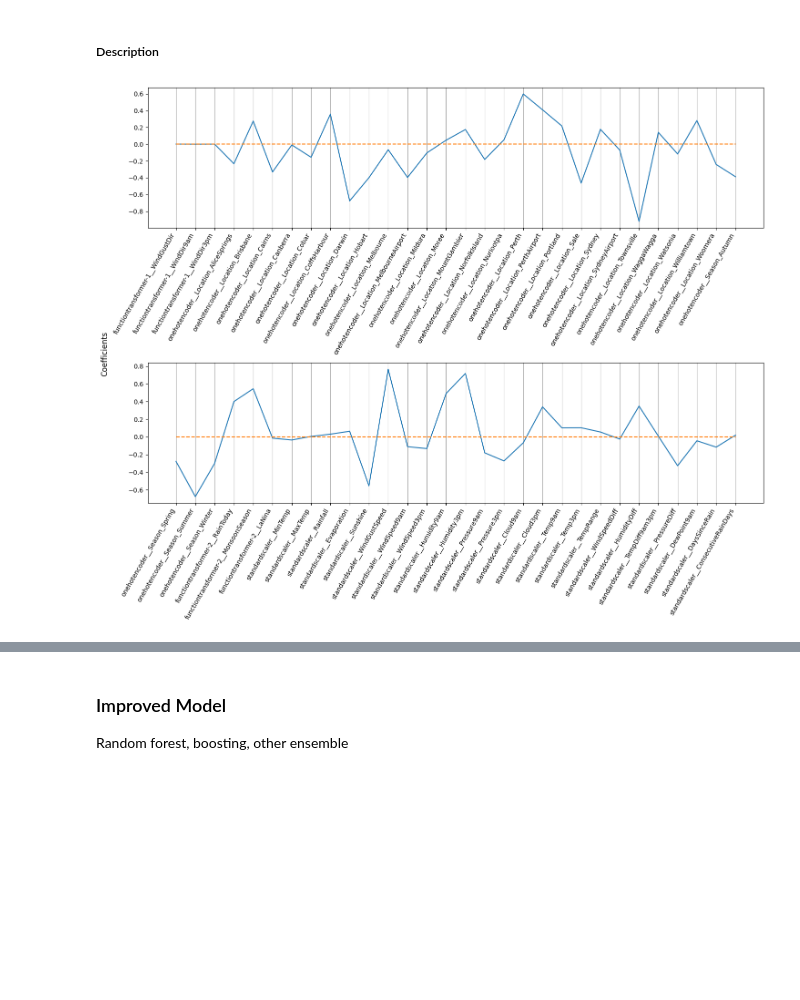
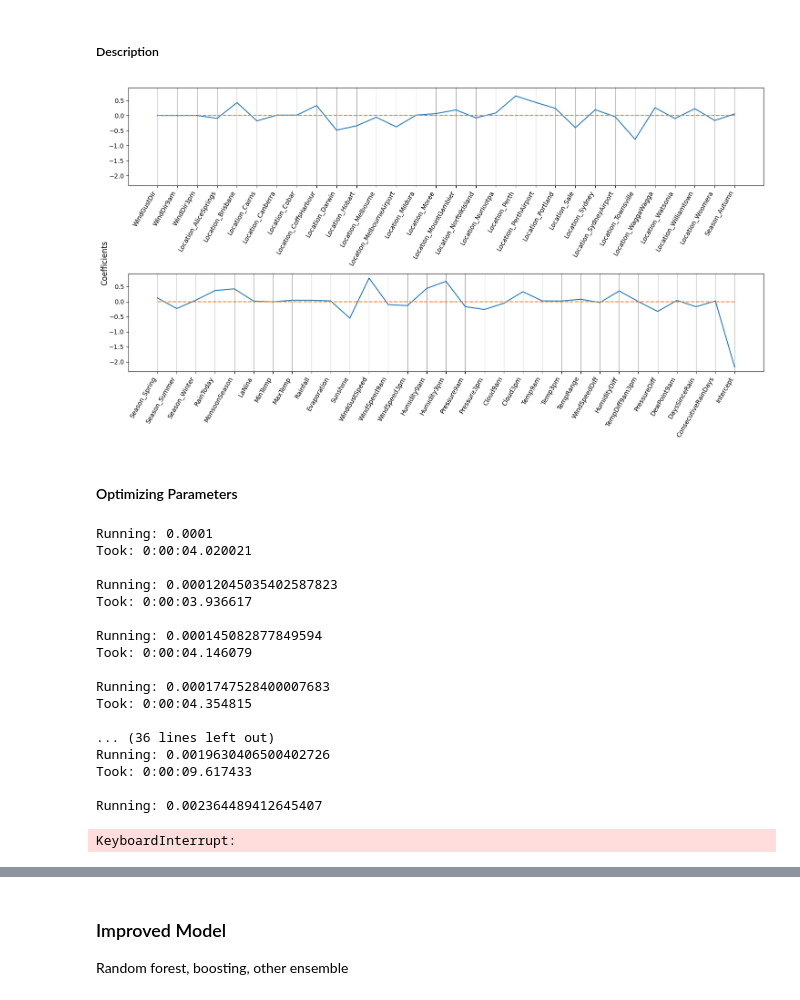
Before and after one commit to velloxen/ids_pbl2_rain-in-australia, a Jupyter notebook: main.ipynb, the cells around one changed output, grey strips where cells are left out. Saved outputs shown, nothing was run; the diff lists cells and outputs as text; code cells hidden in the pictures; blank space fills up the shorter version.

Commit message:
logistic regression: simple and optimized parameters

```diff
--- a/main.ipynb
+++ b/main.ipynb
@@ -267,26 +266,34 @@ Pipeline(steps=[('columntransformer',
 ##### Description
 # %%
 lr_model = lr['logisticregression']
-lr_coef = lr_model.coef_
-lr_features = lr['columntransformer'].get_feature_names_out()
+lr_coef = lr_model.coef_[0]
+fitted_features = lr['columntransformer'].get_feature_names_out()
+# %%
+fitted_features = list(map(lambda n, s: s[n+2:], np.vectorize(lambda s: s.find('__'))(fitted_features), fitted_features))
+# %%
+lr_coef = np.append(lr_coef, lr_model.intercept_)
+fitted_features.append('Intercept')
 # %%
 def feature_coefs(ax, coefs: list[float], feature_labels: list[str], set_ylabel=False):
     ax.plot(range(len(coefs)), coefs)
-    ax.plot(range(len(coefs)), [0]*half, '--')
+    ax.plot(range(len(coefs)), [0]*len(coefs), '--')
     ax.set_xticks(range(len(coefs)), feature_labels, rotation=60, horizontalalignment='right')
     if set_ylabel:
         ax.set_ylabel('Coefficients')
     ax.xaxis.grid()
 # %%
-f, axs = plt.subplots(nrows=2, figsize=(15,12))
+f, axs = plt.subplots(nrows=2, figsize=(15,8))
 
-n_feat = len(lr_features)
+n_feat = len(fitted_features)
 half = n_feat // 2
 
-feature_coefs(axs[0], lr_coef[0][:half], lr_features[:half])
-feature_coefs(axs[1], lr_coef[0][half:], lr_features[half:])
+feature_coefs(axs[0], lr_coef[:half], fitted_features[:half])
+feature_coefs(axs[1], lr_coef[half:], fitted_features[half:])
+axs[0].sharey(axs[1])
 f.supylabel('Coefficients')
 f.tight_layout()
 plt.show();
 # %% [output]
-[figure, old version]
+[figure, new version]
+# %% [markdown]
+#### Optimizing Parameters
@@ -292,0 +309,38 @@ plt.show();
+# %%
+from sklearn.model_selection import cross_val_score
+from datetime import datetime
+
+coefs_ = []
+scores_ = []
+for c in cs:
+    print("Running:", c)
+    stime = datetime.now()
+    lrcv.set_params(logisticregression__C=c)
+    lrcv.fit(X_train, y_train)
+    coefs_.append(lrcv['logisticregression'].coef_.ravel().copy())
+    coefs_[-1] = np.append(coefs_[-1], lrcv['logisticregression'].intercept_)
+    scores_.append(cross_val_score(lrcv, X_train, y_train, cv=5))
+    print("Took:", datetime.now() - stime)
+    print()
+
+coefs_ = np.array(coefs_)
+scores_ = np.array(scores_)
+# %% [output]
+Running: 0.0001
+Took: 0:00:04.020021
+
+Running: 0.00012045035402587823
+Took: 0:00:03.936617
+
+Running: 0.000145082877849594
+Took: 0:00:04.146079
+
+Running: 0.0001747528400007683
+Took: 0:00:04.354815
+
+... (36 lines left out)
+Running: 0.0019630406500402726
+Took: 0:00:09.617433
+
+Running: 0.002364489412645407
+KeyboardInterrupt:
```
Also changed, not shown: parts of 17 cells of this notebook.
